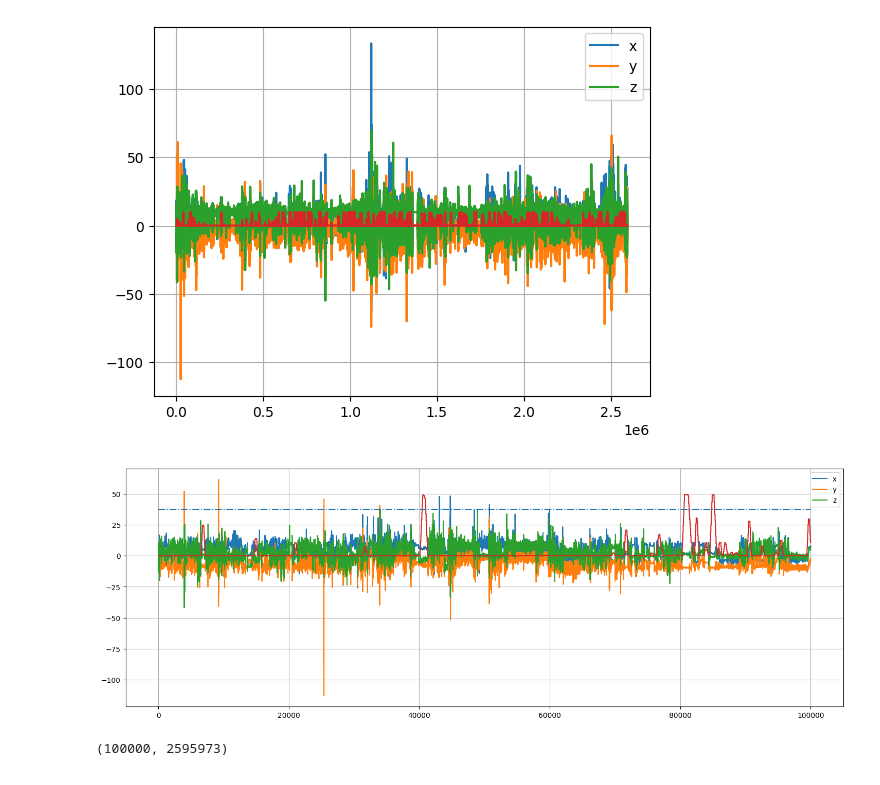
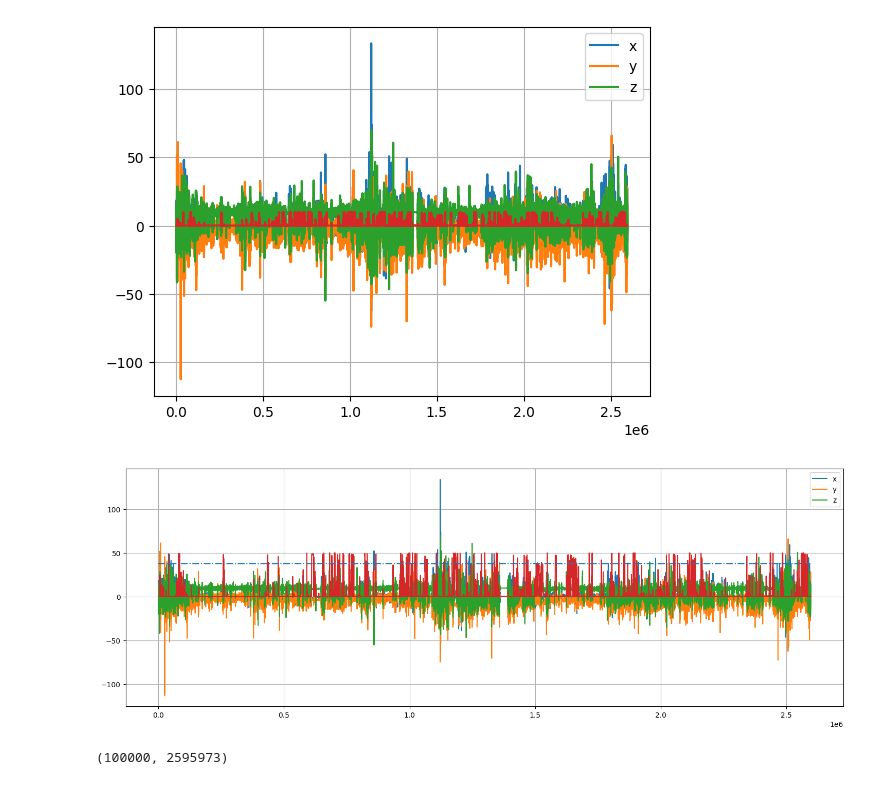
Before and after one commit to KubaJerz/medication-taking-data, a Jupyter notebook: new_start/week999_eval/01in_time_domain_NO_paste.ipynb, the cells around one changed output. Cells and saved outputs as stored; diff of their text form; code cells hidden in the pictures.

```diff
--- a/new_start/week999_eval/01in_time_domain_NO_paste.ipynb
+++ b/new_start/week999_eval/01in_time_domain_NO_paste.ipynb
@@ -212,17 +212,17 @@ plt.legend()
 # %%
 fig, ax = plt.subplots(figsize=(18, 6))
 
 # Then do your plotting
-ax.plot(x[:max], label='x')
-ax.plot(y[:max], label='y')
-ax.plot(z[:max], label='z')
-ax.plot((avg_preds[:max] * 50))
-ax.hlines([(0.75 * 50)],xmin=0, xmax=len(x[:max]), linestyles='dashdot')
+ax.plot(x, label='x')
+ax.plot(y, label='y')
+ax.plot(z, label='z')
+ax.plot((avg_preds * 50))
+ax.hlines([(0.75 * 50)],xmin=0, xmax=len(x), linestyles='dashdot')
 ax.grid()
 ax.legend()
 
 # Show or save the figure
 plt.show()
 # %% [output]
-[figure, old version]
+[figure, new version]
 # %%
```
Also changed, not shown: parts of 8 cells of this notebook, 10 other files.
